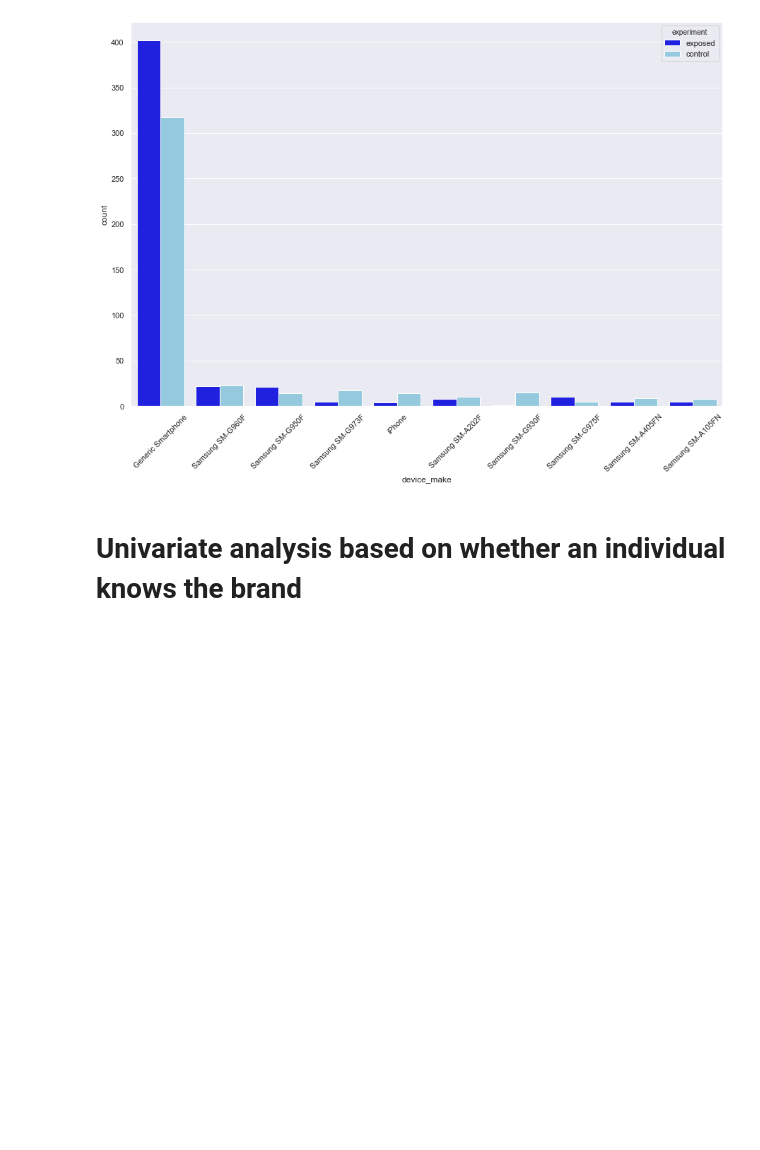
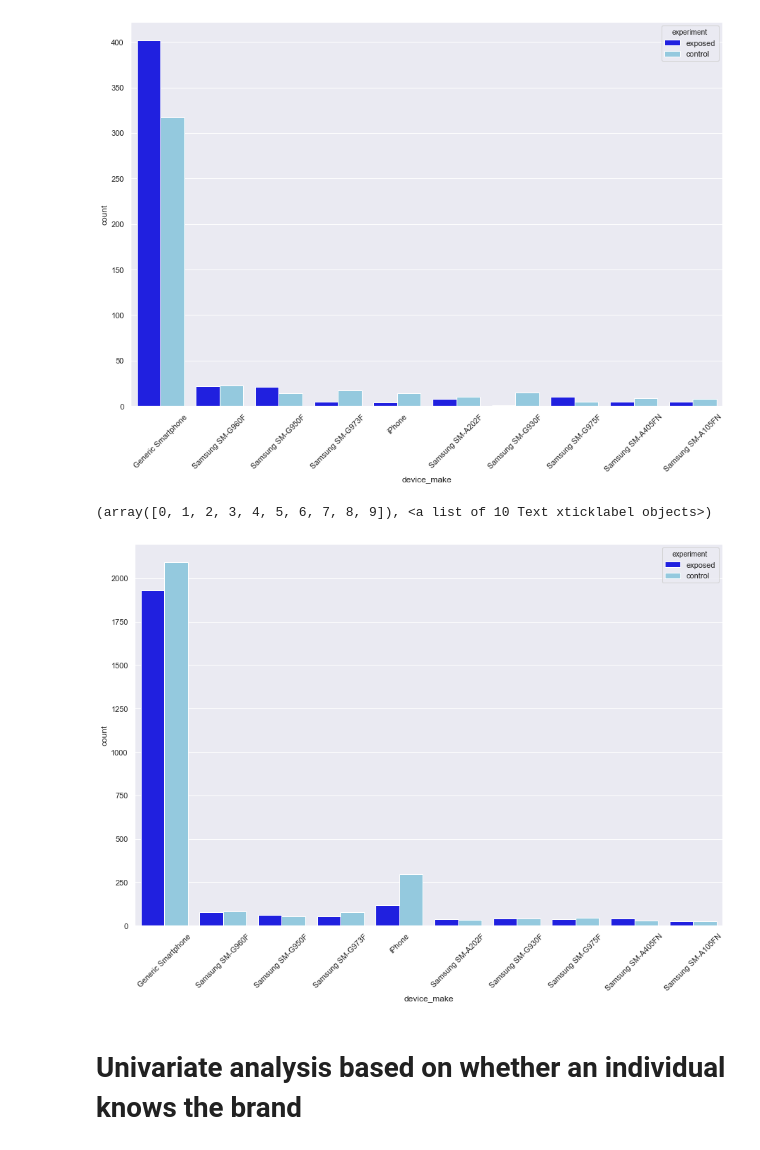
Before and after one commit to Kibika/A-B-Testing, a Jupyter notebook: notebooks/abtest.ipynb, the cells around one changed output. Drawn from its saved outputs; the diff is of its cells as text; code cells hidden in the pictures; blank space fills up the shorter version.

```diff
--- a/notebooks/abtest.ipynb
+++ b/notebooks/abtest.ipynb
@@ -258,8 +279,11 @@ plt.xticks(rotation=45)
 # %%
 plt.figure(figsize=(15,10))
 sns.set(style="darkgrid")
-ax = sns.countplot(x="device_make", palette=["blue", "skyblue"], data=non_response, hue='experiment')
+ax = sns.countplot(x="device_make", palette=["blue", "skyblue"], data=non_response, hue='experiment',order=response.device_make.value_counts().iloc[:10].index)
 plt.xticks(rotation=45)
+# %% [output]
+(array([0, 1, 2, 3, 4, 5, 6, 7, 8, 9]), <a list of 10 Text xticklabel objects>)
+[figure, added]
 # %% [markdown]
 # Univariate analysis based on whether an individual knows the brand
 # %% [markdown]
```
Also changed, not shown: parts of 41 cells of this notebook.
